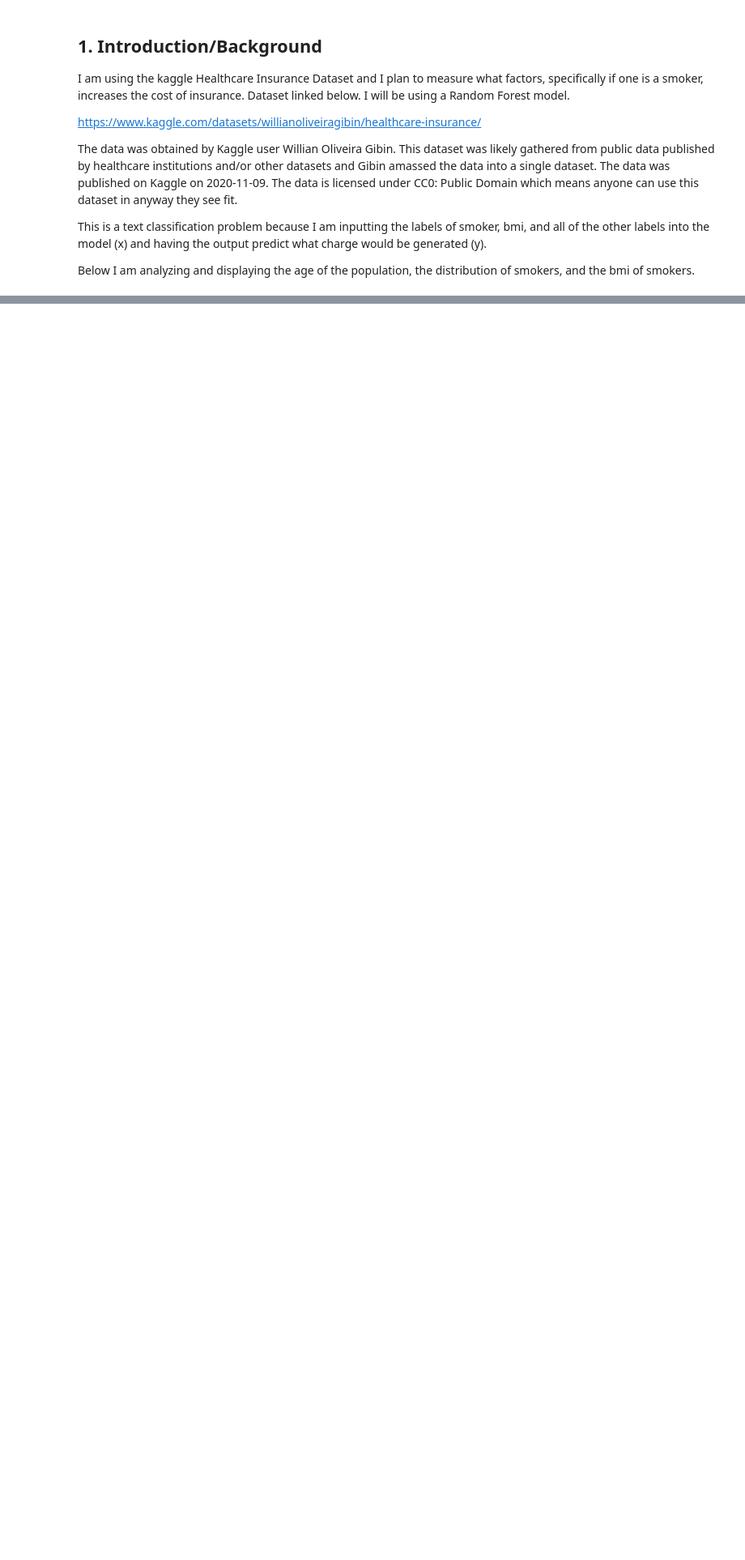
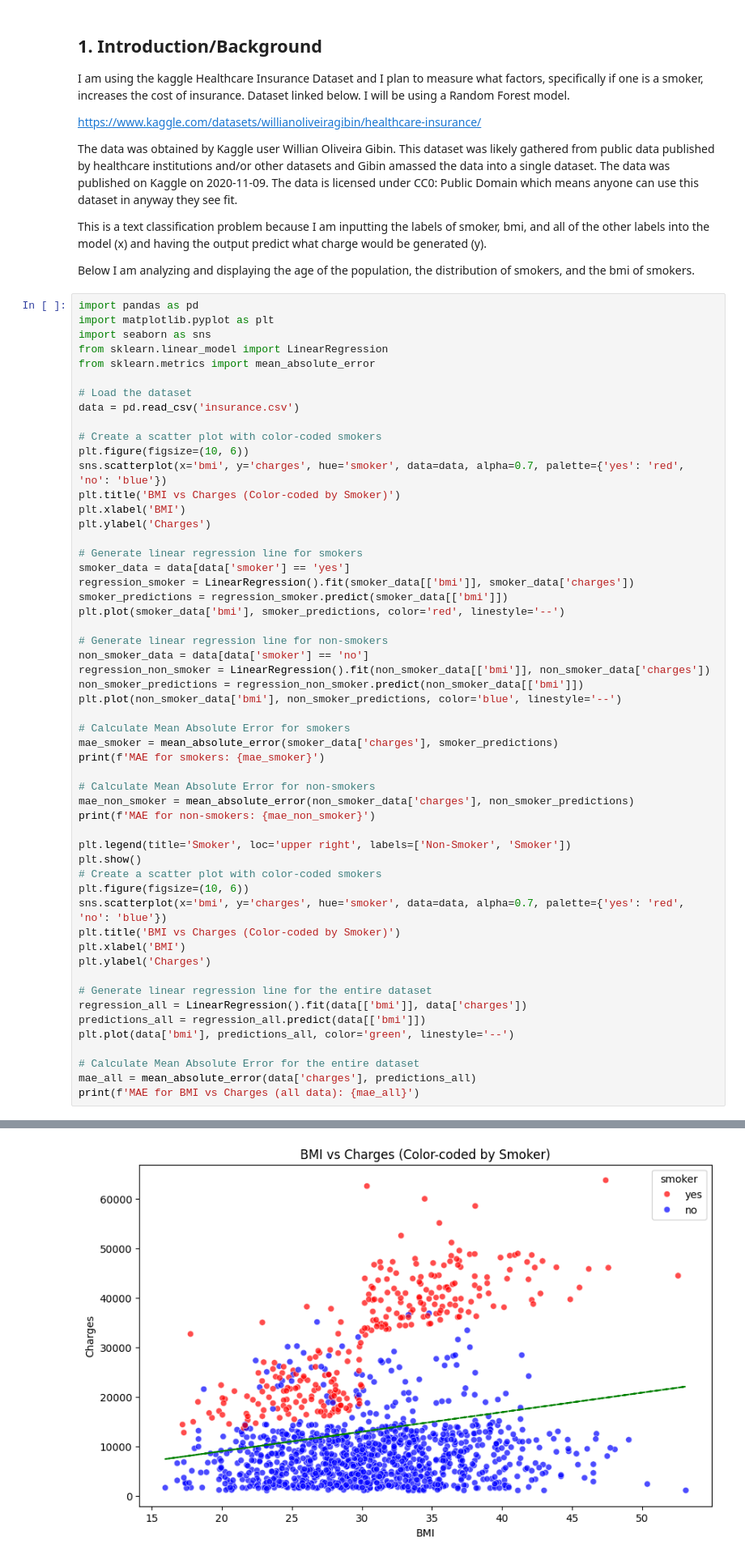
Before and after one commit to dhelms33/CS39AA-Project-DH, a Jupyter notebook: project_part1.ipynb, the cells around one changed output, grey strips where cells are left out. Shown at 81% size. Cells and saved outputs as stored; diff of their text form; blank space fills up the shorter version.

```diff
--- a/project_part1.ipynb
+++ b/project_part1.ipynb
@@ -15,3 +15,58 @@ The data was obtained by Kaggle user Willian Oliveira Gibin. This dataset was li
 This is a text classification problem because I am inputting the labels of smoker, bmi, and all of the other labels into the model (x) and having the output predict what charge would be generated (y).
 
 Below I am analyzing and displaying the age of the population, the distribution of smokers, and the bmi of smokers.
+# %%
+import pandas as pd
+import matplotlib.pyplot as plt
+import seaborn as sns
+from sklearn.linear_model import LinearRegression
+from sklearn.metrics import mean_absolute_error
+
+# Load the dataset
+data = pd.read_csv('insurance.csv')
+
+# Create a scatter plot with color-coded smokers
+plt.figure(figsize=(10, 6))
+sns.scatterplot(x='bmi', y='charges', hue='smoker', data=data, alpha=0.7, palette={'yes': 'red', 'no': 'blue'})
+plt.title('BMI vs Charges (Color-coded by Smoker)')
+plt.xlabel('BMI')
+plt.ylabel('Charges')
+
+# Generate linear regression line for smokers
+smoker_data = data[data['smoker'] == 'yes']
+regression_smoker = LinearRegression().fit(smoker_data[['bmi']], smoker_data['charges'])
+smoker_predictions = regression_smoker.predict(smoker_data[['bmi']])
+plt.plot(smoker_data['bmi'], smoker_predictions, color='red', linestyle='--')
+
+# Generate linear regression line for non-smokers
+non_smoker_data = data[data['smoker'] == 'no']
+regression_non_smoker = LinearRegression().fit(non_smoker_data[['bmi']], non_smoker_data['charges'])
+non_smoker_predictions = regression_non_smoker.predict(non_smoker_data[['bmi']])
+plt.plot(non_smoker_data['bmi'], non_smoker_predictions, color='blue', linestyle='--')
+
+# Calculate Mean Absolute Error for smokers
+mae_smoker = mean_absolute_error(smoker_data['charges'], smoker_predictions)
+print(f'MAE for smokers: {mae_smoker}')
+
+# Calculate Mean Absolute Error for non-smokers
+mae_non_smoker = mean_absolute_error(non_smoker_data['charges'], non_smoker_predictions)
+print(f'MAE for non-smokers: {mae_non_smoker}')
+
+plt.legend(title='Smoker', loc='upper right', labels=['Non-Smoker', 'Smoker'])
+plt.show()
+# Create a scatter plot with color-coded smokers
+plt.figure(figsize=(10, 6))
+sns.scatterplot(x='bmi', y='charges', hue='smoker', data=data, alpha=0.7, palette={'yes': 'red', 'no': 'blue'})
+plt.title('BMI vs Charges (Color-coded by Smoker)')
+plt.xlabel('BMI')
+plt.ylabel('Charges')
+
+# Generate linear regression line for the entire dataset
+regression_all = LinearRegression().fit(data[['bmi']], data['charges'])
+predictions_all = regression_all.predict(data[['bmi']])
+plt.plot(data['bmi'], predictions_all, color='green', linestyle='--')
+
+# Calculate Mean Absolute Error for the entire dataset
+mae_all = mean_absolute_error(data['charges'], predictions_all)
+print(f'MAE for BMI vs Charges (all data): {mae_all}')
+# %% [output]
@@ -18,3 +77,4 @@ Below I am analyzing and displaying the age of the population, the distribution
+[figure, added]
 # %% [markdown]
 ## 2. Exploratory Data Analysis
 
```
Also changed, not shown: parts of 1 cell of this notebook.
